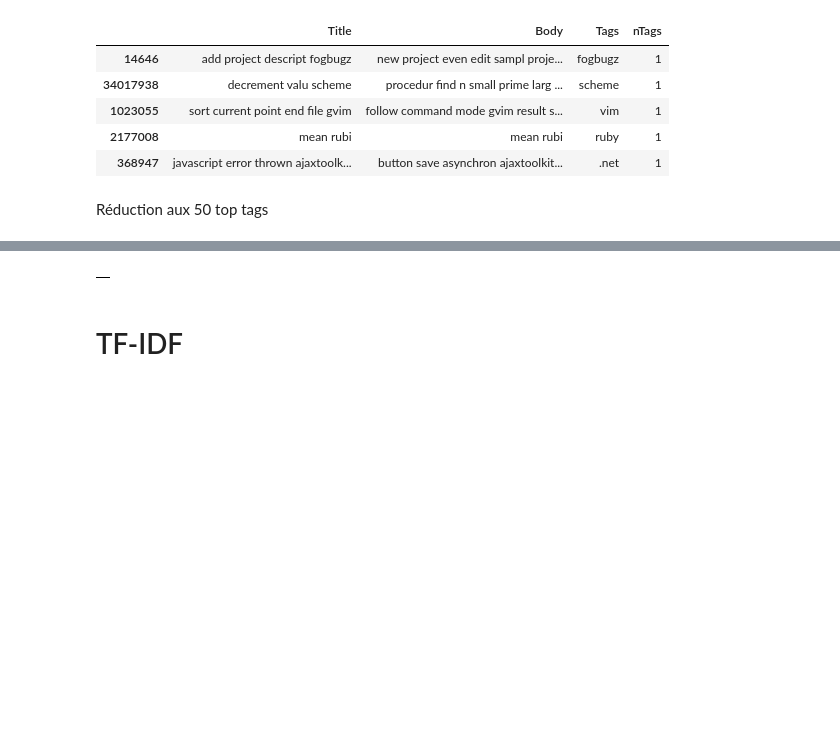
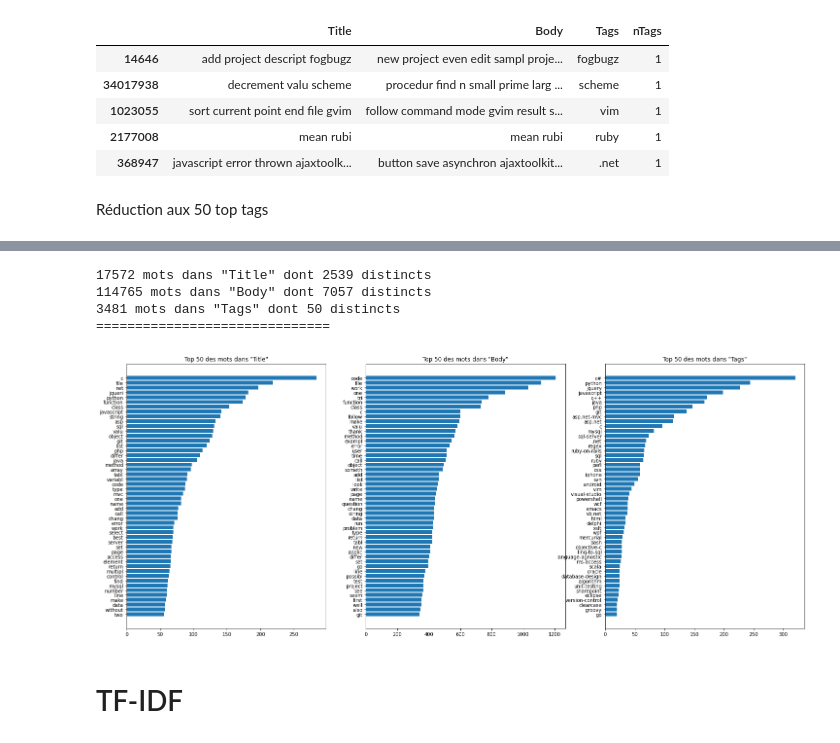
Before and after one commit to FKO78/OC-ds-p6, a Jupyter notebook: P6_Catégorisez_automatiquement_des_questions.ipynb, the cells around one changed output, grey strips where cells are left out. Drawn from its saved outputs; the diff is of its cells as text; code cells hidden in the pictures; blank space fills up the shorter version.

```diff
--- a/P6_Catégorisez_automatiquement_des_questions.ipynb
+++ b/P6_Catégorisez_automatiquement_des_questions.ipynb
@@ -441,7 +277,27 @@ IDF_q.head()
-# %%
-IDF_b.head()
-# %% [output]
-|  |
+# %%
+cpt = 1
+train_1T = train_1T[train_1T.Tags.isin(dict(freq['Tags'][:top]).keys())]
+
+fig = plt.figure(1, figsize=(25, 10))
+
+for col in cols:
+    freq[col] = Counter(' '.join(train_1T[col].values).split()).most_common()
+    print('{} mots dans "{}" dont {} distincts'.\
+            format(sum(dict(freq[col]).values()), col, len(freq[col])))
+
+    plt.subplot(1, len(cols), cpt)
+    plt.barh([k for k, v in sorted(freq[col][:top], key=lambda x: x[1])],
+             [v for k, v in sorted(freq[col][:top], key=lambda x: x[1])])
+    plt.title('Top {} des mots dans "{}"'.format(top, col))
+    cpt += 1
+
+print('='*30)
+# %% [output]
+17572 mots dans "Title" dont 2539 distincts
+114765 mots dans "Body" dont 7057 distincts
+3481 mots dans "Tags" dont 50 distincts
+==============================
+[figure, added]
 # %% [markdown]
 # TF-IDF
 # %% [markdown]
```
Also changed, not shown: parts of 20 cells of this notebook.
